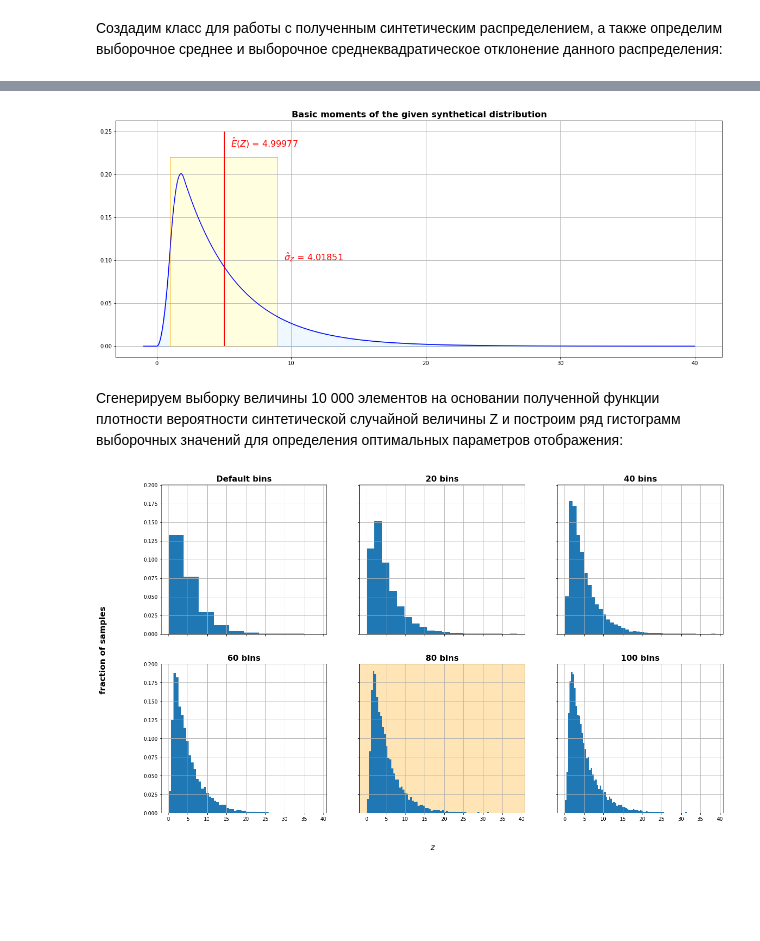
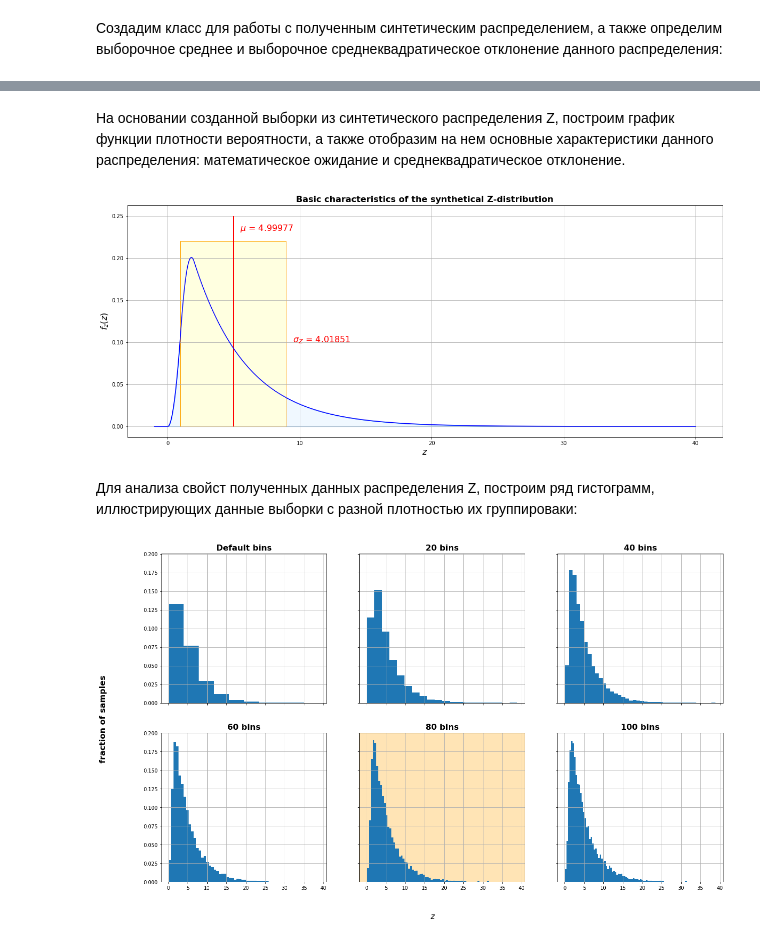
Before and after one commit to avikulin/PythonMath, a Jupyter notebook: Yandex ML Course #1/CourseProject/CourseProject.ipynb, the cells around one changed output, grey strips where cells are left out. Saved outputs shown, nothing was run; the diff lists cells and outputs as text; code cells hidden in the pictures; blank space fills up the shorter version.

```diff
--- a/Yandex ML Course #1/CourseProject/CourseProject.ipynb
+++ b/Yandex ML Course #1/CourseProject/CourseProject.ipynb
@@ -449,6 +492,12 @@ z_distribution_sample = z_rv.rvs(size=10000)
+# %% [markdown]
+На основании созданной выборки из синтетического распределения Z, построим график функции плотности вероятности, а также отобразим на нем основные характеристики данного распределения: математическое ожидание и среднеквадратическое отклонение.
 # %%
 plt.figure(figsize=(20,8))
-plt.title("Basic moments of the synthetical distribution",
+
+plt.xlabel("$z$", fontdict= {"color":  "black","weight": "normal", "size": 16})
+plt.ylabel(r"$f_z\left( z \right)$", fontdict= {"color":  "black","weight": "normal", "size": 16})
+
+plt.title("Basic characteristics of the synthetical Z-distribution",
           fontdict= {"color":  "black","weight": "bold", "size": 16})
 
 plt.fill_between(x=x_space,
@@ -457,38 +506,38 @@ plt.fill_between(x=x_space,
                  facecolor="aliceblue",
                  edgecolor="dodgerblue",
                  linewidth=1)
 
 plt.grid(which="both")
 plt.plot(x_space, map(z_PDF, x_space), "b-")
 
 z_sigma_x_min = np.argmin(np.abs(x_space - (z_mean - z_sigma)))
 z_sigma_x_max = np.argmin(np.abs(x_space - (z_mean + z_sigma)))
 z_sigma_space = x_space[z_sigma_x_min:z_sigma_x_max]
 
 plt.vlines(x=z_mean,ymin=0,ymax=0.25,label="mean",linewidth = 2, color="r")
 
 plt.fill_between(x  = z_sigma_space,
                  y1 = np.zeros(len(x_space[z_sigma_x_min:z_sigma_x_max])),
                  y2 = np.full(len(x_space[z_sigma_x_min:z_sigma_x_max]),0.22)[0],
                  facecolor="lightyellow",
                  edgecolor="orange",
                  linewidth=1)
 
 plt.text(x=z_mean+0.5,
          y = 0.232,
-         s=r"$\hat E \left( Z \right)$ = {0:5.5f}".format(z_mean),
+         s=r"$ \mu $ = {0:5.5f}".format(z_mean),
          fontdict= {"color":  "red","weight": "normal", "size": 16})
 
 plt.text(x=z_sigma_space[-1] +0.5,
          y = 0.1,
-         s=r"$\hat \sigma_Z$ = {0:5.5f}".format(z_sigma),
+         s=r"$ \sigma_Z$ = {0:5.5f}".format(z_sigma),
          fontdict= {"color":  "red","weight": "normal", "size": 16})
 
 plt.show()
 # %% [output]
-[figure, old version]
+[figure, new version]
-# %% [markdown]
-Сгенерируем выборку величины 10 000 элементов на основании полученной функции плотности вероятности синтетической случайной величины Z и построим ряд гистограмм выборочных значений для определения оптимальных параметров отображения:
+# %% [markdown]
+Для анализа свойст полученных данных распределения Z, построим ряд гистограмм, иллюстрирующих данные выборки с разной плотностью их группироваки:
 # %%
 fig, axes = plt.subplots(2,3,sharex='all', sharey='all')
 fig.set_size_inches(20,12)
```
Also changed, not shown: parts of 19 cells of this notebook.
